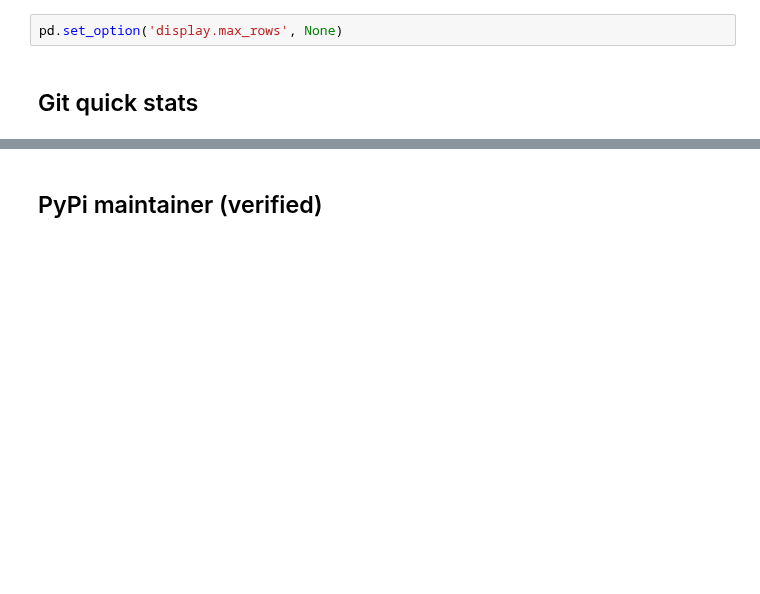
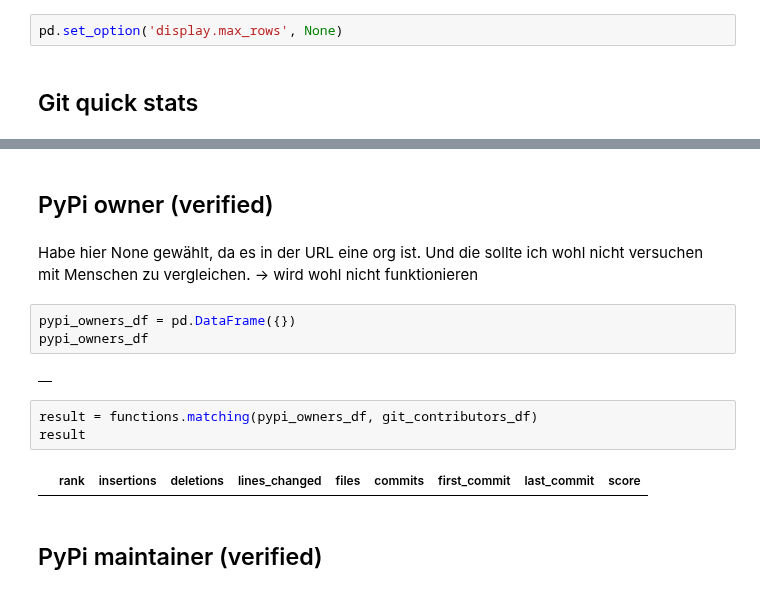
Before and after one commit to killi199/Master-Thesis, a Jupyter notebook: code/pypi.ipynb, the cells around one changed output, grey strips where cells are left out. Saved outputs shown, nothing was run; the diff lists cells and outputs as text; blank space fills up the shorter version.

Commit message:
Add PyPi owner (verified)

```diff
--- a/code/pypi.ipynb
+++ b/code/pypi.ipynb
@@ -40,6 +40,20 @@ Repo already exists
 | 97 | johan12345Johan von Forstner | johan.forstner@gmail.com | 276 | 189 | 465 | 31 | 25 | 2020-10-03 17:03:07+02:00 | 2021-02-10 09:16:59+01:00 |
 | 98 | Joseph Jon Booker | joe@neoturbine.net | 752 | 1148 | 1900 | 27 | 24 | 2015-08-08 10:22:48-04:00 | 2015-12-16 12:34:42-05:00 |
 | 99 | OceanWolf | juichenieder-tigger@yahoo.co.uk | 450 | 328 | 778 | 53 | 23 | 2015-02-17 21:32:47+01:00 | 2016-11-04 23:46:07+01:00 |
+# %% [markdown]
+## PyPi owner (verified)
+# %% [markdown]
+Habe hier None gewählt, da es in der URL eine org ist. Und die sollte ich wohl nicht versuchen mit Menschen zu vergleichen. -> wird wohl nicht funktionieren
+# %%
+pypi_owners_df = pd.DataFrame({})
+pypi_owners_df
+# %% [output]
+|  |
+# %%
+result = functions.matching(pypi_owners_df, git_contributors_df)
+result
+# %% [output]
+|  | rank | insertions | deletions | lines_changed | files | commits | first_commit | last_commit | score |
 # %% [markdown]
 ## PyPi maintainer (verified)
 # %% [markdown]
```
